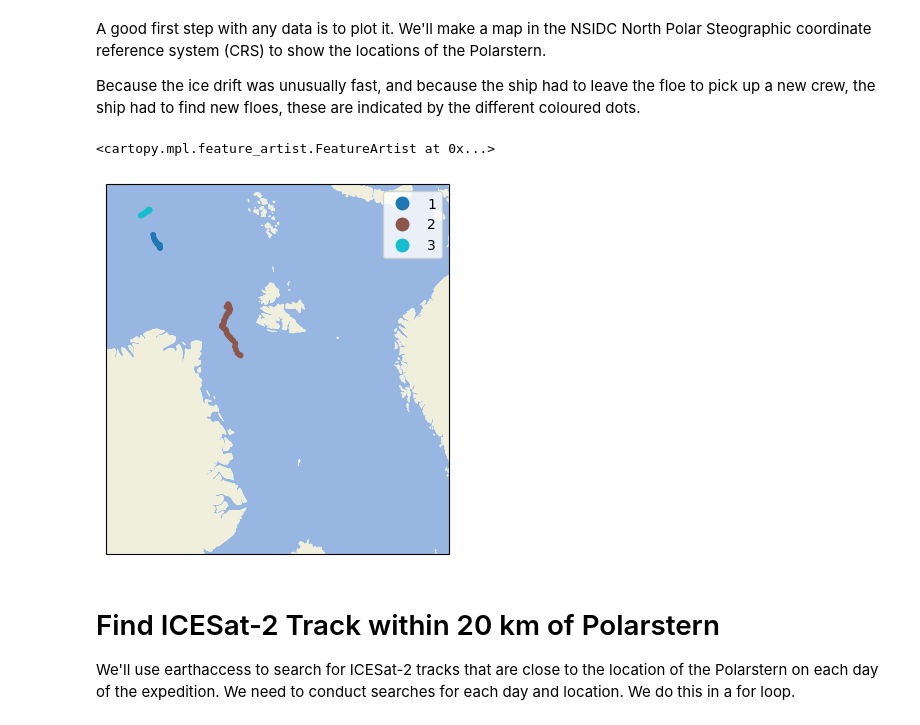
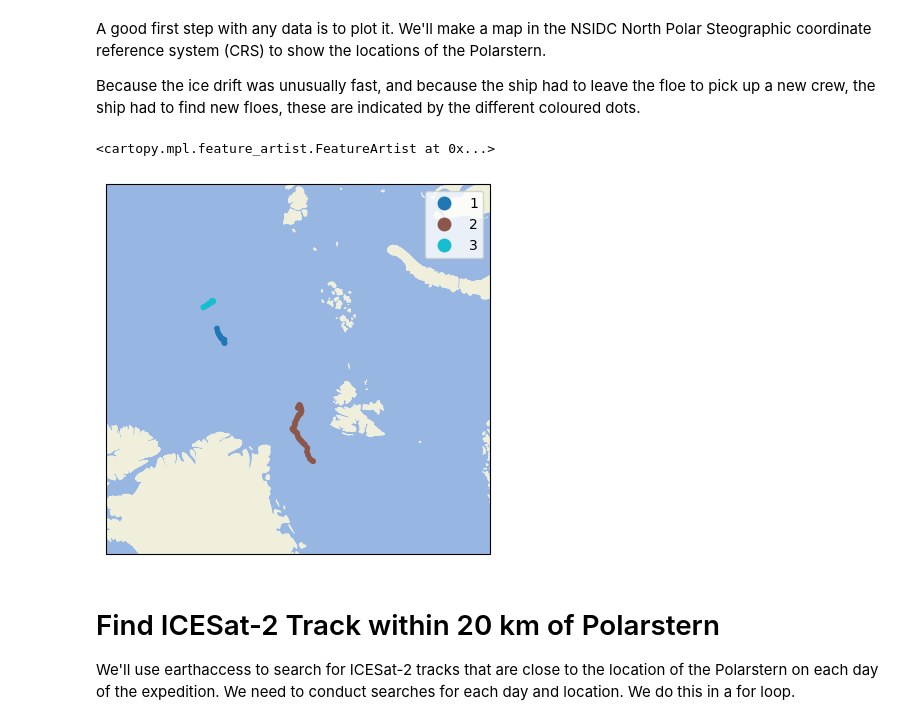
Before and after one commit to andypbarrett/mosaic_icesat2_with_earthaccess, a Jupyter notebook: notebooks/polarstern_mosaic_full_cruise.ipynb, the cells around one changed output. Saved outputs shown, nothing was run; the diff lists cells and outputs as text; code cells hidden in the pictures.

Commit message:
change map extent

```diff
--- a/notebooks/polarstern_mosaic_full_cruise.ipynb
+++ b/notebooks/polarstern_mosaic_full_cruise.ipynb
@@ -51,15 +51,15 @@ Because the ice drift was unusually fast, and because the ship had to leave the
 # %%
 projection = ccrs.Stereographic(central_latitude=90., central_longitude=-45., true_scale_latitude=70.)
 
 fig, ax = plt.subplots(subplot_kw=dict(projection=projection))
-ax.set_extent([-200000., 2349878.8355433857, -2349878.8355433852, 400000.],projection)
+ax.set_extent([-600000., 2000000, -1500000, 1000000.], projection)
 
 gdf.to_crs(3413).plot(ax=ax, column="Floe", markersize=10, legend=True, categorical=True)
 ax.add_feature(cfeature.OCEAN)
 ax.add_feature(cfeature.LAND)
 # %% [output]
 <cartopy.mpl.feature_artist.FeatureArtist at 0x...>
-[figure, old version]
+[figure, new version]
 # %% [markdown]
 # Find ICESat-2 Track within 20 km of Polarstern
 
```
Also changed, not shown: parts of 4 cells of this notebook.
